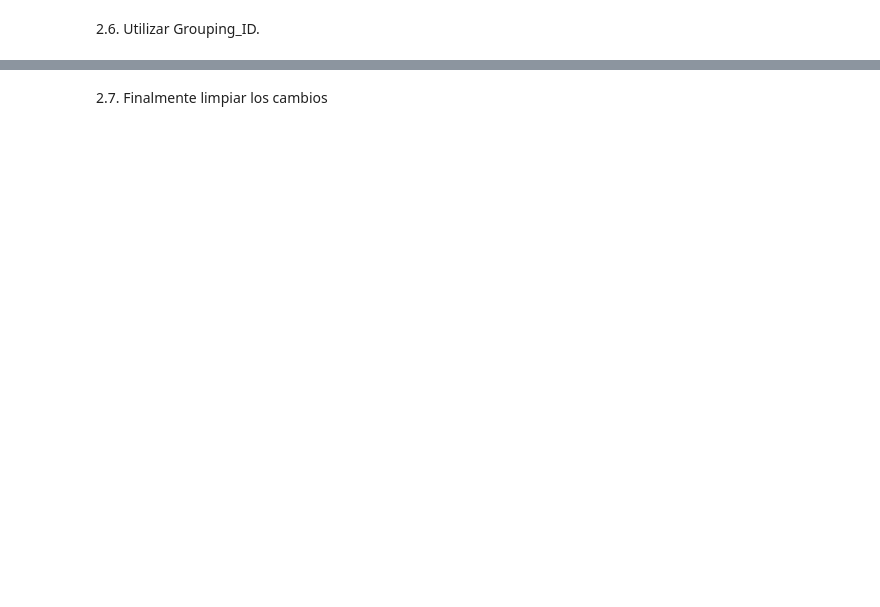
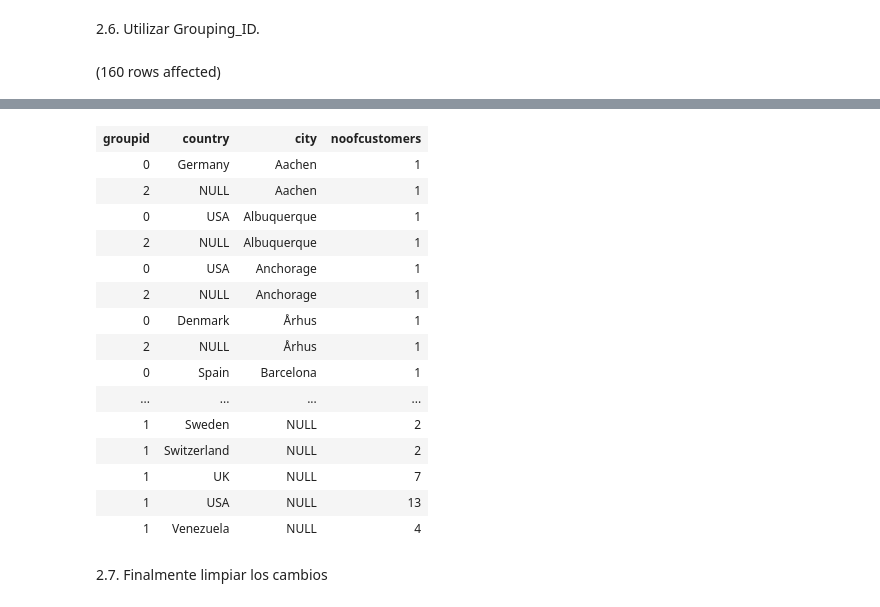
Before and after one commit to nkmelndz/Unidad-III_Lab03, a Jupyter notebook: Lab03SQL.ipynb, the cells around one changed output, grey strips where cells are left out. Drawn from its saved outputs; the diff is of its cells as text; code cells hidden in the pictures; blank space fills up the shorter version.

```diff
--- a/Lab03SQL.ipynb
+++ b/Lab03SQL.ipynb
@@ -175,2 +283,17 @@ Total execution time: 00:00:00.003
 # %% [markdown]
 2.6. Utilizar Grouping_ID.
+# %%
+SELECT
+  GROUPING_ID(country, city) AS groupid,
+  country,
+  city,
+  COUNT(*) AS noofcustomers
+FROM Sales.Customers
+GROUP BY GROUPING SETS (
+    (country, city),
+    (country),
+    (city),
+    ()
+);
+# %% [output]
+(160 rows affected)
@@ -177,2 +301,18 @@ Total execution time: 00:00:00.003
+| groupid | country | city | noofcustomers |
+| 0 | Germany | Aachen | 1 |
+| 2 | NULL | Aachen | 1 |
+| 0 | USA | Albuquerque | 1 |
+| 2 | NULL | Albuquerque | 1 |
+| 0 | USA | Anchorage | 1 |
+| 2 | NULL | Anchorage | 1 |
+| 0 | Denmark | Århus | 1 |
+| 2 | NULL | Århus | 1 |
+| 0 | Spain | Barcelona | 1 |
+| ... | ... | ... | ... |
+| 1 | Sweden | NULL | 2 |
+| 1 | Switzerland | NULL | 2 |
+| 1 | UK | NULL | 7 |
+| 1 | USA | NULL | 13 |
+| 1 | Venezuela | NULL | 4 |
 # %% [markdown]
 2.7. Finalmente limpiar los cambios
```
Also changed, not shown: parts of 10 cells of this notebook.
